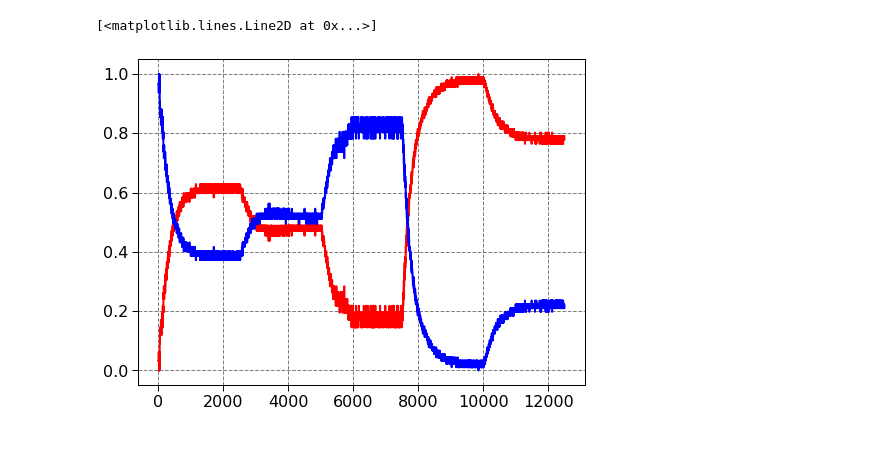
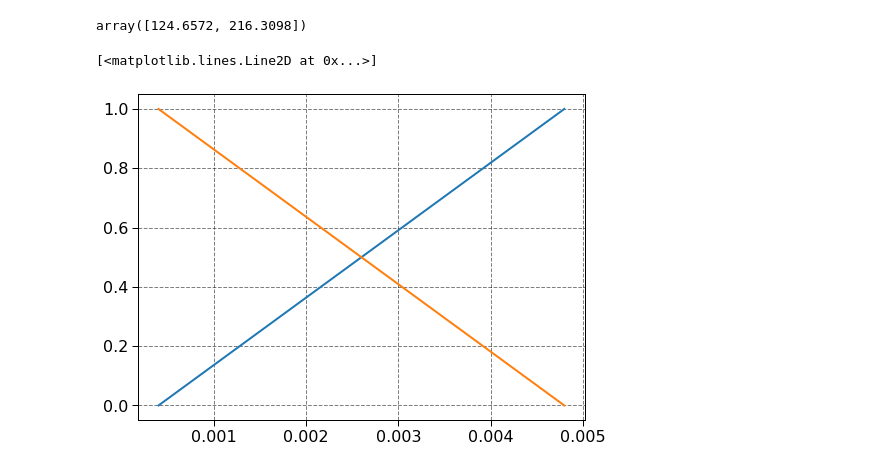
Before and after one commit to miguellrodrigues/ic_tanques, a Jupyter notebook: fuzzy_expr.ipynb, the cells around one changed output. Drawn from its saved outputs; the diff is of its cells as text; code cells hidden in the pictures.

```diff
--- a/fuzzy_expr.ipynb
+++ b/fuzzy_expr.ipynb
@@ -94,17 +67,39 @@ z1_interval, z2_interval, z3_interval
+# %%
+z1_min, z1_max = z1_bounds[0], z1_bounds[1]
+z2_min, z2_max = z2_bounds[0], z2_bounds[1]
+z3_min, z3_max = z3_bounds[0], z3_bounds[1]
+# %%
+z1_bounds
+# %% [output]
+array([124.6572, 216.3098])
 # %%
+Z1, Z2, Z3 = sp.symbols('Z1 Z2 Z3')
+
 M1 = (Z1 - z1_min) / (z1_max - z1_min)
 N1 = (Z2 - z2_min) / (z2_max - z2_min)
 P1 = (Z3 - z3_min) / (z3_max - z3_min)
 
 M2 = 1 - M1
 N2 = 1 - N1
 P2 = 1 - P1
 
-plt.plot(N1, color='r')
-plt.plot(N2, color='b')
+_Z1 = np.linspace(z1_min, z1_max, 100)
+_Z2 = np.linspace(z2_min, z2_max, 100)
+_Z3 = np.linspace(z3_min, z3_max, 100)
+
+M1_func = sp.lambdify([Z1], M1)
+N1_func = sp.lambdify([Z2], N1)
+P1_func = sp.lambdify([Z3], P1)
+
+M1_values = M1_func(_Z1)
+N1_values = N1_func(_Z2)
+P1_values = P1_func(_Z3)
+
+plt.plot(_Z3, P1_values)
+plt.plot(_Z3, 1-P1_values)
 # %% [output]
 [<matplotlib.lines.Line2D at 0x...>]
-[figure, old version]
+[figure, new version]
 # %%
 for i in range(len(A_vertices)):
     A = A_vertices[i]
```
Also changed, not shown: parts of 10 cells of this notebook, 20 other files.
